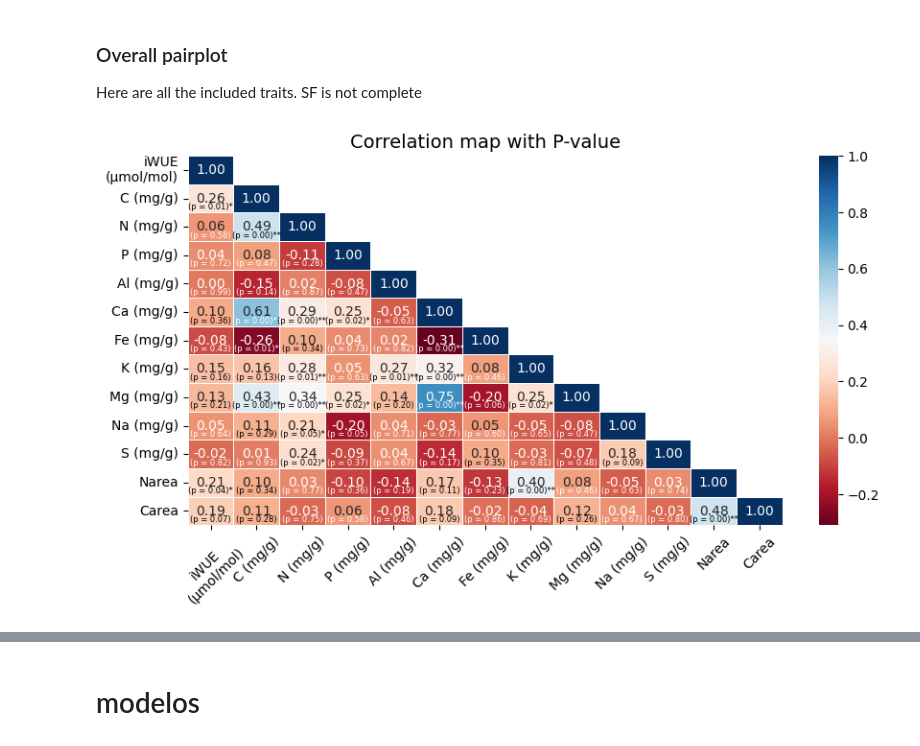
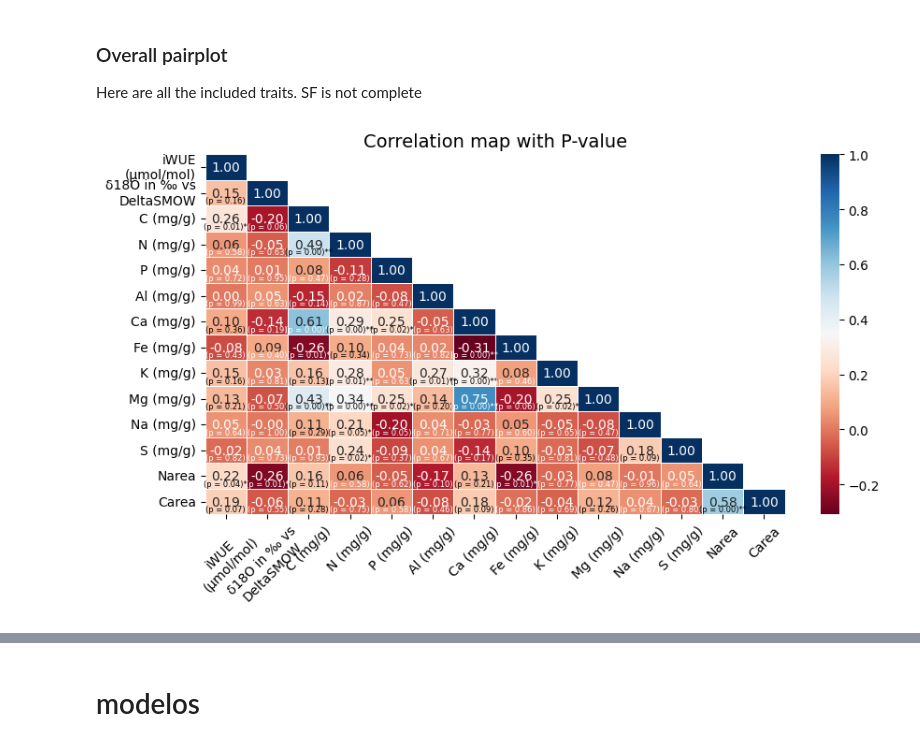
Before and after one commit to ajchavez94/NUMEX_preliminar, a Jupyter notebook: Preliminar.ipynb, the cells around one changed output, grey strips where cells are left out. Saved outputs shown, nothing was run; the diff lists cells and outputs as text; code cells hidden in the pictures.

```diff
--- a/Preliminar.ipynb
+++ b/Preliminar.ipynb
@@ -162,7 +162,7 @@ columns = [iWUE,thick,though,LTA,SLA,leaf_water]
 #plt.show()
 # %%
 SF = data[data["Site"]=="SFNu"] #I want to see the relationship with nutrients. #HELP: Treatments not analyzed.
-columnas = [iWUE, "C (mg/g)","N (mg/g)","P (mg/g)","Al (mg/g)","Ca (mg/g)","Fe (mg/g)","K (mg/g)","Mg (mg/g)","Na (mg/g)","S (mg/g)","Narea","Carea"]
+columnas = [iWUE, name18O  ,"C (mg/g)","N (mg/g)","P (mg/g)","Al (mg/g)","Ca (mg/g)","Fe (mg/g)","K (mg/g)","Mg (mg/g)","Na (mg/g)","S (mg/g)","Narea","Carea"]
 df = SF[columnas] # most import to have the df clean only with numeric for the correlation maps.
 
 def corr_pvalue(df):
@@ -228,34 +228,34 @@ def corr_pvalue(df):
                     verticalalignment='center',
                     fontsize=6,
                     color=text_color)
         elif p_value <= 0.05:
             #include single asterisk for p-value <= 0.05
             ax.text(i + 0.5, j + 0.8, f'(p = {p_value:.2f})*',
                     horizontalalignment='center',
                     verticalalignment='center',
                     fontsize=6,
                     color=text_color)
         else:
             ax.text(i + 0.5, j + 0.8, f'(p = {p_value:.2f})',
                     horizontalalignment='center',
                     verticalalignment='center',
                     fontsize=6,
                     color=text_color)
 
  # Customize x-axis labels
  x_labels = [textwrap.fill(label.get_text(), 13) for label in ax.get_xticklabels()]
  ax.set_xticklabels(x_labels, rotation=45, ha="center")
 
  # Customize y-axis labels
  y_labels = [textwrap.fill(label.get_text(), 13) for label in ax.get_yticklabels()]
  ax.set_yticklabels(y_labels, rotation=0, ha="right")
 
  # Display the plot
  return plt.show()
 
 corr_pvalue(df)
 # %% [output]
-[figure, old version]
+[figure, new version]
 # %%
 print(data.columns)
 SLA = 'Specific leaf area (cm²/g)'
```
Also changed, not shown: parts of 9 cells of this notebook, 20 other files.
